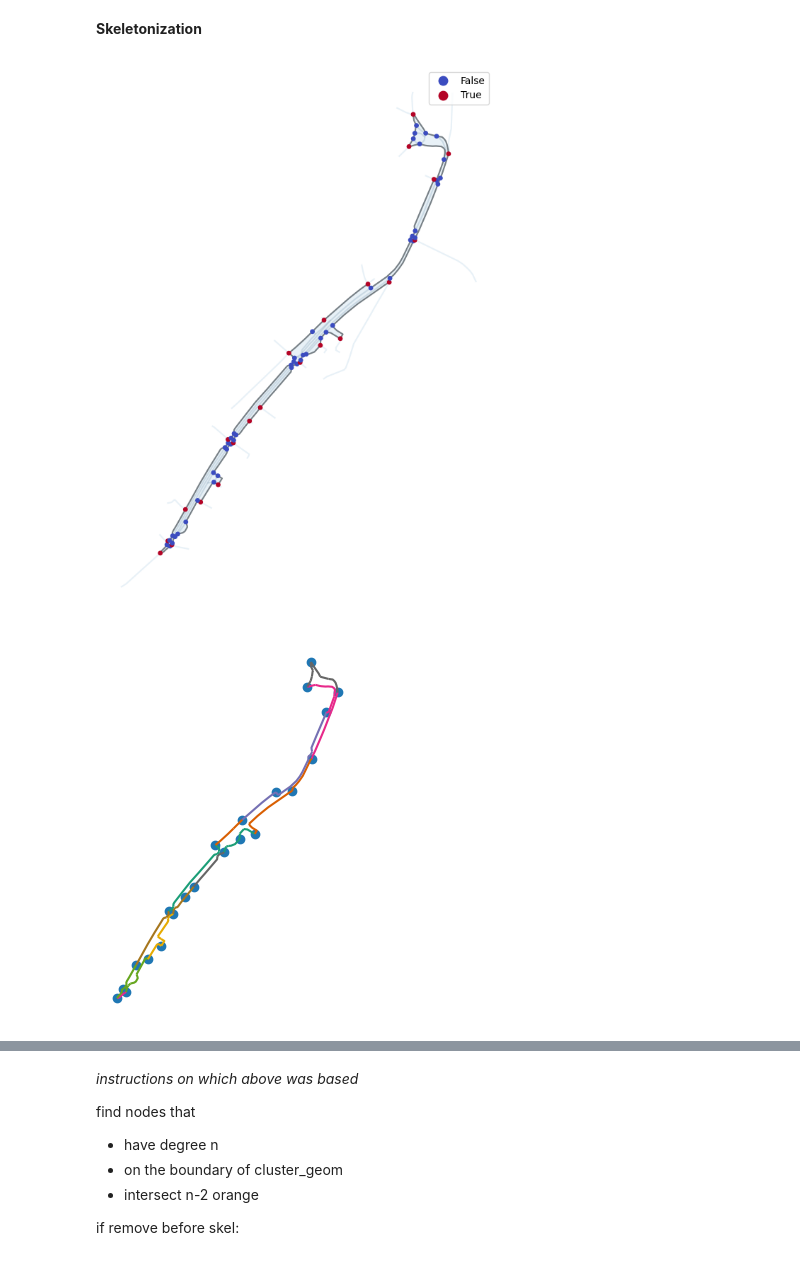
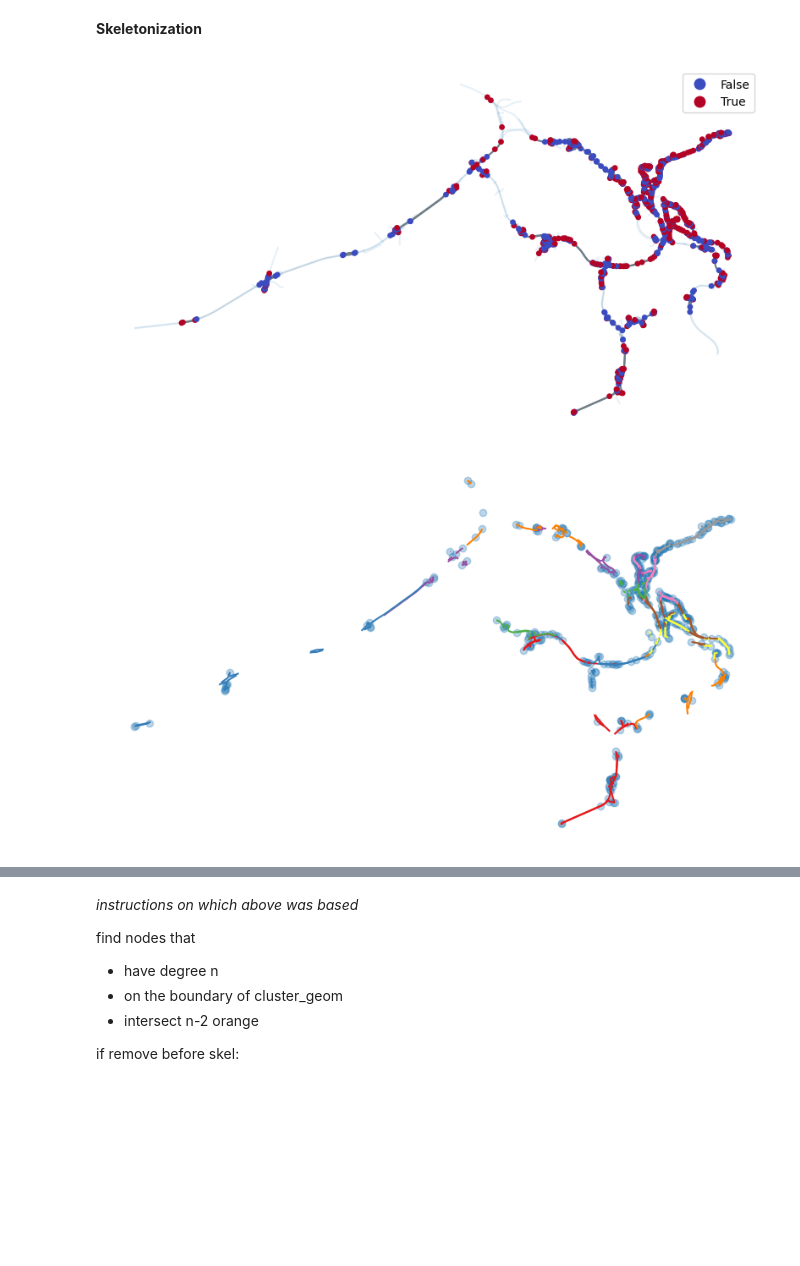
Before and after one commit to uscuni/simplification, a Jupyter notebook: notebooks/typology-multiples.ipynb, the cells around one changed output, grey strips where cells are left out. Saved outputs shown, nothing was run; the diff lists cells and outputs as text; code cells hidden in the pictures; blank space fills up the shorter version.

```diff
--- a/notebooks/typology-multiples.ipynb
+++ b/notebooks/typology-multiples.ipynb
@@ -226,7 +226,7 @@ artifacts["S"] = s_
 # %% [markdown]
 Filer artifacts caused by non-planar intersections.
 # %%
-artifacts["non_planar"] = artifacts["stroke_count"] > artifacts["node_count"]
-a_idx, r_idx = roads.sindex.query(artifacts.geometry.boundary, predicate="overlaps")
-artifacts.iloc[np.unique(a_idx), -1] = True
+# artifacts["non_planar"] = artifacts["stroke_count"] > artifacts["node_count"]
+# a_idx, r_idx = roads.sindex.query(artifacts.geometry.boundary, predicate="overlaps")
+# artifacts.iloc[np.unique(a_idx), -1] = True
 # %% [markdown]
@@ -234,21 +234,21 @@ artifacts.iloc[np.unique(a_idx), -1] = True
 # %%
-# non_planar_cluster: number of non-planar artifacts per cluster
-artifacts["non_planar_cluster"] = artifacts.apply(lambda x: sum(artifacts.loc[artifacts["comp"]==x.comp]["non_planar"]), axis = 1)
-# dealing with the non-planar later!
-artifacts = artifacts[artifacts.non_planar_cluster == 0].copy()
+# # non_planar_cluster: number of non-planar artifacts per cluster
+# artifacts["non_planar_cluster"] = artifacts.apply(lambda x: sum(artifacts.loc[artifacts["comp"]==x.comp]["non_planar"]), axis = 1)
+# # dealing with the non-planar later!
+# artifacts = artifacts[artifacts.non_planar_cluster == 0].copy()
 # %% [markdown]
 Count intersititial nodes (primes).
 # %%
-artifacts["interstitial_nodes"] = artifacts.node_count - artifacts[["C", "E", "S"]].sum(
-    axis=1
-)
+# artifacts["interstitial_nodes"] = artifacts.node_count - artifacts[["C", "E", "S"]].sum(
+#     axis=1
+# )
 # %% [markdown]
 Define the type label.
 # %%
-ces_type = []
-for x in artifacts[["node_count", "C", "E", "S"]].itertuples():
-    ces_type.append(f"{x.node_count}{'C' * x.C}{'E' * x.E}{'S' * x.S}")
-artifacts["ces_type"] = ces_type
+# ces_type = []
+# for x in artifacts[["node_count", "C", "E", "S"]].itertuples():
+#     ces_type.append(f"{x.node_count}{'C' * x.C}{'E' * x.E}{'S' * x.S}")
+# artifacts["ces_type"] = ces_type
 # %%
 artifacts.head()
 # %% [output]
@@ -261,40 +261,48 @@ artifacts.head()
 # %% [markdown]
 **Skeletonization**
 # %%
-mycomp = 145
+mycomp = 5
+
+# get the cluster polygon
 cluster_geom = artifacts[artifacts.comp == mycomp].union_all()
+
+# find road segments WITHIN cluster polygon (to be dropped)
 edges_outside = roads.iloc[roads.sindex.query(cluster_geom.boundary, predicate="covers")].copy()
+
+# find road segments DELINEATING cluster polygon (to be partially merged, and kept)
 edges_within = roads.iloc[roads.sindex.query(cluster_geom, predicate = "contains")].copy()
+
+# find nodes ON the cluster polygon boundary (to be partially kept)
 nodes_boundary = nodes.iloc[nodes.sindex.query(cluster_geom.boundary, predicate="intersects")].copy()
+
+### determining which nodes to keep, by degree:
 # count number of inner line road segments that intersect with each node
 nodes_boundary["inner_line_count"] = nodes_boundary.geometry.apply(
     lambda x: len(edges_within.sindex.query(x, predicate="intersects"))
 )
 # count how many more edges are at that node (subtracting the x inner lines and the 2 from the boundary)
 # if to_keep = 0 (i.e. degree is inner_lines + 2), this is an interstitial node and we want to drop it
 # if to_keep >= 1 we want to keep it
 nodes_boundary["to_keep"] = nodes_boundary.degree - nodes_boundary.inner_line_count - 2
 
+# visualize to check if all is correct
 fig, ax = plt.subplots(1,1, figsize = (10,10))
 roads.iloc[roads.sindex.query(cluster_geom, predicate="intersects")].plot(ax=ax, alpha = .1)
 artifacts[artifacts.comp == mycomp].plot(ax=ax, alpha = .1, zorder = 0)
 edges_outside.plot(ax=ax, color = "grey", zorder = 1)
 edges_within.plot(ax=ax, color = "grey", alpha = .1, zorder = 2)
 nodes_boundary.to_keep = nodes_boundary.to_keep > 0
 nodes_boundary.plot(ax=ax, column = "to_keep", zorder = 3, markersize = 15, cmap = "coolwarm", legend =True)
 ax.set_axis_off()
 # %% [output]
-[figure, old version]
+[figure, new version]
 # %%
 # merging lines between nodes to keep:
 
 tiny_buffers = nodes_boundary[nodes_boundary.to_keep].buffer(0.01).union_all()
-# part_boundary = cluster_geom.boundary.difference(
-#     tiny_buffers
-# )
-# assert len(part_boundary.geoms) == sum(nodes_boundary.to_keep) + 1, "unexpected number of segments"
 
-# make queen contiguity graph and get labels into edge_outside gdf
+# make queen contiguity graph on MINUSBUFFERED outline road segments,
+# and copy component labels into edge_outside gdf
 queen = graph.Graph.build_contiguity(
     edges_outside.difference(tiny_buffers),
     rook=False
@@ -302,9 +310,9 @@ queen = graph.Graph.build_contiguity(
 edges_outside["comp"] = queen.component_labels
 
 # plot to see if it worked
-fig, ax = plt.subplots(1,1)
-edges_outside.plot(column="comp", ax=ax, cmap = "Dark2")
-nodes_boundary[nodes_boundary.to_keep].plot(ax=ax)
+fig, ax = plt.subplots(1,1, figsize = (10,10))
+edges_outside.plot(column="comp", ax=ax, cmap = "Set1")
+nodes_boundary[nodes_boundary.to_keep].plot(ax=ax, alpha = .3)
 ax.set_axis_off()
 # %% [output]
-[figure, old version]
+[figure, new version]
```
Also changed, not shown: parts of 7 cells of this notebook.
